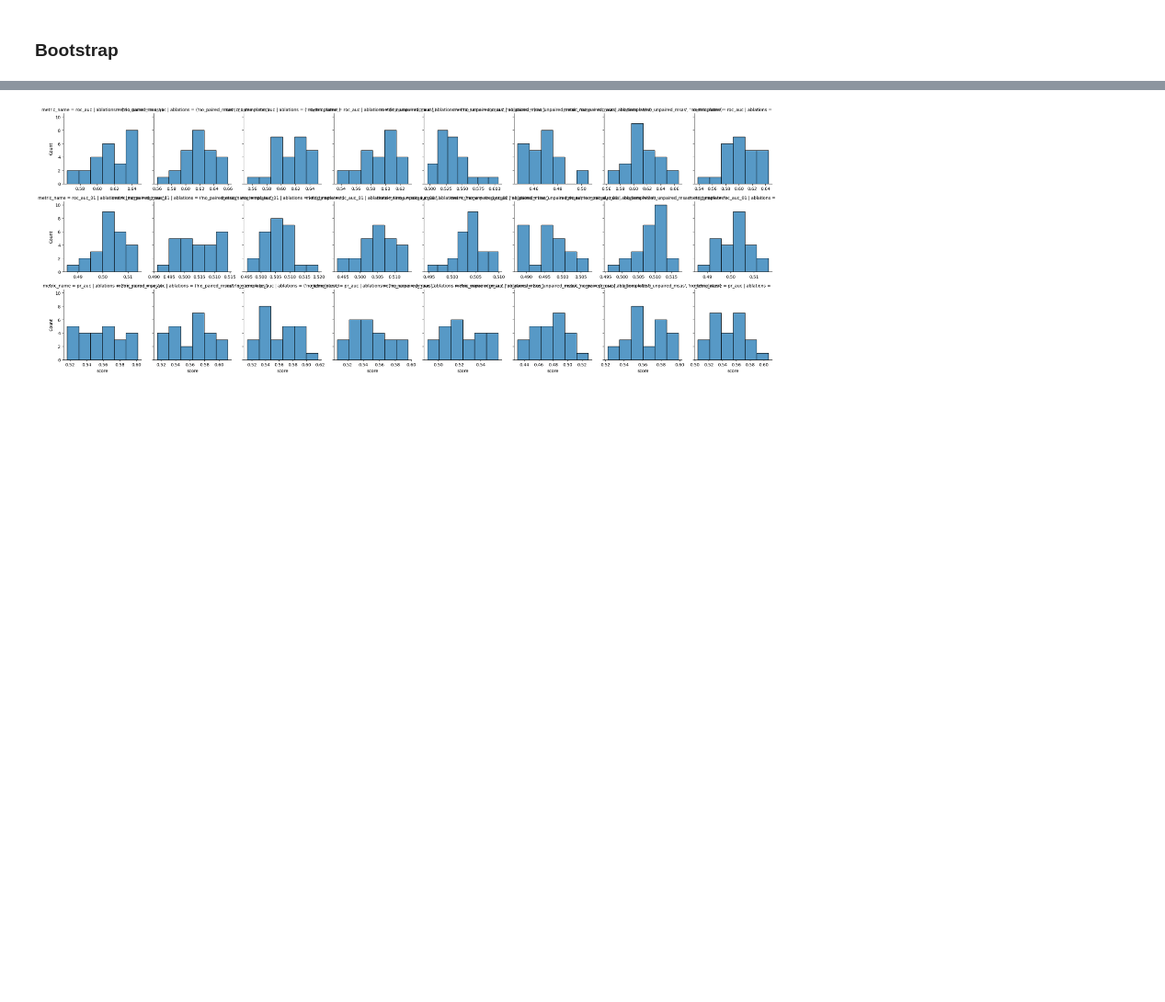
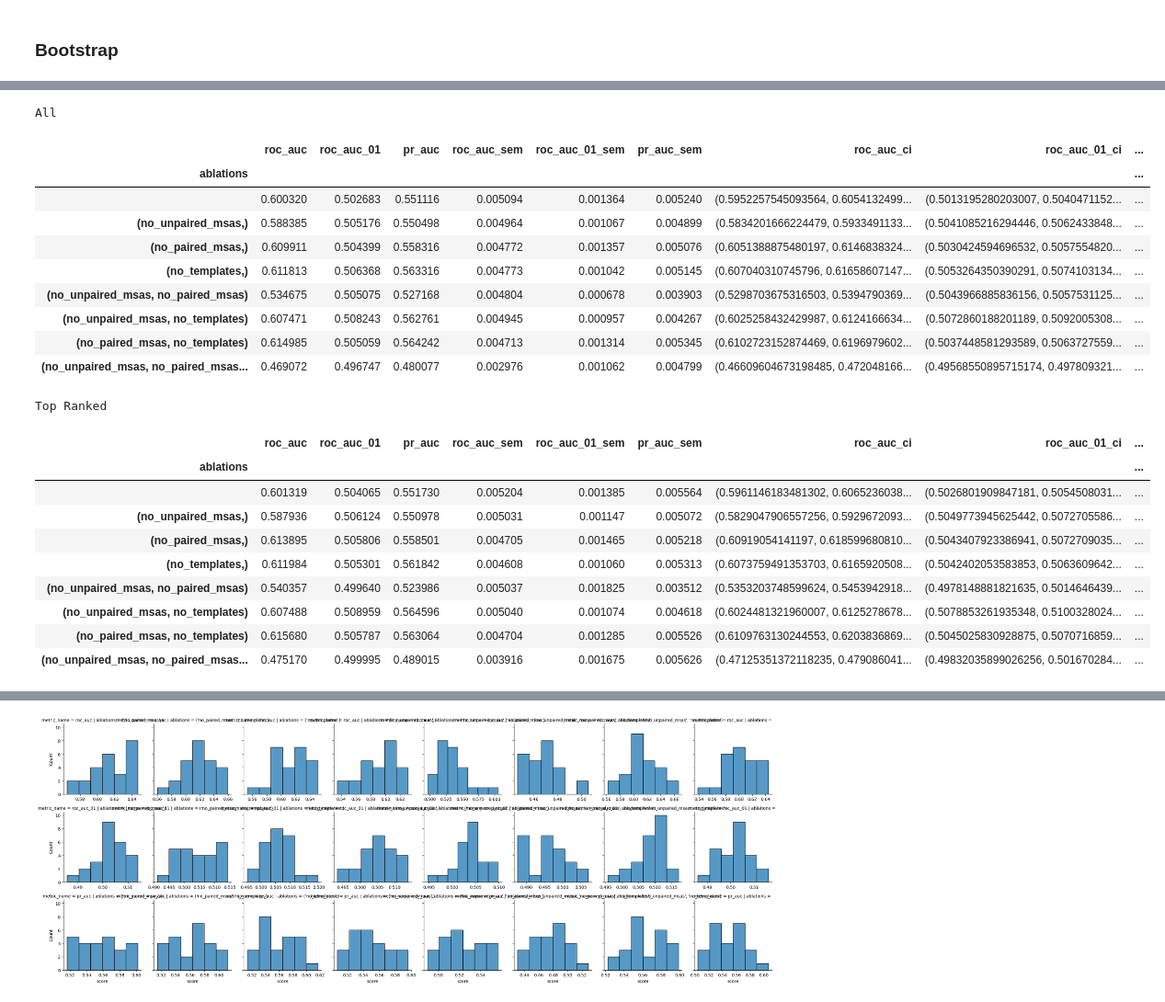
Before and after one commit to benjiemc/tcr-pmhc-predicted-structures, a Jupyter notebook: notebooks/ablations_of_alphafold3.ipynb, the cells around one changed output, grey strips where cells are left out. Shown at 92% size. Drawn from its saved outputs; the diff is of its cells as text; code cells hidden in the pictures; blank space fills up the shorter version.

```diff
--- a/notebooks/ablations_of_alphafold3.ipynb
+++ b/notebooks/ablations_of_alphafold3.ipynb
@@ -208,0 +209,47 @@ for metric_name in ('roc_auc', 'roc_auc_01', 'pr_auc'):
+# %%
+print('All')
+scores_agg = metric_scores.join(
+    samples_metric_scores.set_index('sample_num').groupby('ablations').agg('sem'), rsuffix='_sem'
+)
+for metric in 'roc_auc', 'roc_auc_01', 'pr_auc':
+    scores_agg[f'{metric}_ci'] = scores_agg.apply(
+        lambda row, metric=metric: (row[metric] - row[f'{metric}_sem'], row[metric] + row[f'{metric}_sem']), axis=1
+    )
+
+ipy_display.display(scores_agg)
+
+print()
+
+print('Top Ranked')
+scores_agg_top_rank = metric_scores_top_rank.join(
+    samples_metric_scores_top_rank.set_index('sample_num').groupby('ablations').agg('sem'), rsuffix='_sem'
+)
+for metric in 'roc_auc', 'roc_auc_01', 'pr_auc':
+    scores_agg_top_rank[f'{metric}_ci'] = scores_agg_top_rank.apply(
+        lambda row, metric=metric: (row[metric] - row[f'{metric}_sem'], row[metric] + row[f'{metric}_sem']), axis=1
+    )
+
+ipy_display.display(scores_agg_top_rank)
+# %% [output]
+All
+|  | roc_auc | roc_auc_01 | pr_auc | roc_auc_sem | roc_auc_01_sem | pr_auc_sem | roc_auc_ci | roc_auc_01_ci | ... |
+| ablations |  |  |  |  |  |  |  |  | ... |
+|  | 0.600320 | 0.502683 | 0.551116 | 0.005094 | 0.001364 | 0.005240 | (0.5952257545093564, 0.6054132499... | (0.5013195280203007, 0.5040471152... | ... |
+| (no_unpaired_msas,) | 0.588385 | 0.505176 | 0.550498 | 0.004964 | 0.001067 | 0.004899 | (0.5834201666224479, 0.5933491133... | (0.5041085216294446, 0.5062433848... | ... |
+| (no_paired_msas,) | 0.609911 | 0.504399 | 0.558316 | 0.004772 | 0.001357 | 0.005076 | (0.6051388875480197, 0.6146838324... | (0.5030424594696532, 0.5057554820... | ... |
+| (no_templates,) | 0.611813 | 0.506368 | 0.563316 | 0.004773 | 0.001042 | 0.005145 | (0.607040310745796, 0.61658607147... | (0.5053264350390291, 0.5074103134... | ... |
+| (no_unpaired_msas, no_paired_msas) | 0.534675 | 0.505075 | 0.527168 | 0.004804 | 0.000678 | 0.003903 | (0.5298703675316503, 0.5394790369... | (0.5043966885836156, 0.5057531125... | ... |
+| (no_unpaired_msas, no_templates) | 0.607471 | 0.508243 | 0.562761 | 0.004945 | 0.000957 | 0.004267 | (0.6025258432429987, 0.6124166634... | (0.5072860188201189, 0.5092005308... | ... |
+| (no_paired_msas, no_templates) | 0.614985 | 0.505059 | 0.564242 | 0.004713 | 0.001314 | 0.005345 | (0.6102723152874469, 0.6196979602... | (0.5037448581293589, 0.5063727559... | ... |
+| (no_unpaired_msas, no_paired_msas... | 0.469072 | 0.496747 | 0.480077 | 0.002976 | 0.001062 | 0.004799 | (0.46609604673198485, 0.472048166... | (0.49568550895715174, 0.497809321... | ... |
+Top Ranked
+|  | roc_auc | roc_auc_01 | pr_auc | roc_auc_sem | roc_auc_01_sem | pr_auc_sem | roc_auc_ci | roc_auc_01_ci | ... |
+| ablations |  |  |  |  |  |  |  |  | ... |
+|  | 0.601319 | 0.504065 | 0.551730 | 0.005204 | 0.001385 | 0.005564 | (0.5961146183481302, 0.6065236038... | (0.5026801909847181, 0.5054508031... | ... |
+| (no_unpaired_msas,) | 0.587936 | 0.506124 | 0.550978 | 0.005031 | 0.001147 | 0.005072 | (0.5829047906557256, 0.5929672093... | (0.5049773945625442, 0.5072705586... | ... |
+| (no_paired_msas,) | 0.613895 | 0.505806 | 0.558501 | 0.004705 | 0.001465 | 0.005218 | (0.60919054141197, 0.618599680810... | (0.5043407923386941, 0.5072709035... | ... |
+| (no_templates,) | 0.611984 | 0.505301 | 0.561842 | 0.004608 | 0.001060 | 0.005313 | (0.6073759491353703, 0.6165920508... | (0.5042402053583853, 0.5063609642... | ... |
+| (no_unpaired_msas, no_paired_msas) | 0.540357 | 0.499640 | 0.523986 | 0.005037 | 0.001825 | 0.003512 | (0.5353203748599624, 0.5453942918... | (0.4978148881821635, 0.5014646439... | ... |
+| (no_unpaired_msas, no_templates) | 0.607488 | 0.508959 | 0.564596 | 0.005040 | 0.001074 | 0.004618 | (0.6024481321960007, 0.6125278678... | (0.5078853261935348, 0.5100328024... | ... |
+| (no_paired_msas, no_templates) | 0.615680 | 0.505787 | 0.563064 | 0.004704 | 0.001285 | 0.005526 | (0.6109763130244553, 0.6203836869... | (0.5045025830928875, 0.5070716859... | ... |
+| (no_unpaired_msas, no_paired_msas... | 0.475170 | 0.499995 | 0.489015 | 0.003916 | 0.001675 | 0.005626 | (0.47125351372118235, 0.479086041... | (0.49832035899026256, 0.501670284... | ... |
```
Also changed, not shown: parts of 3 cells of this notebook, 3 other files.
